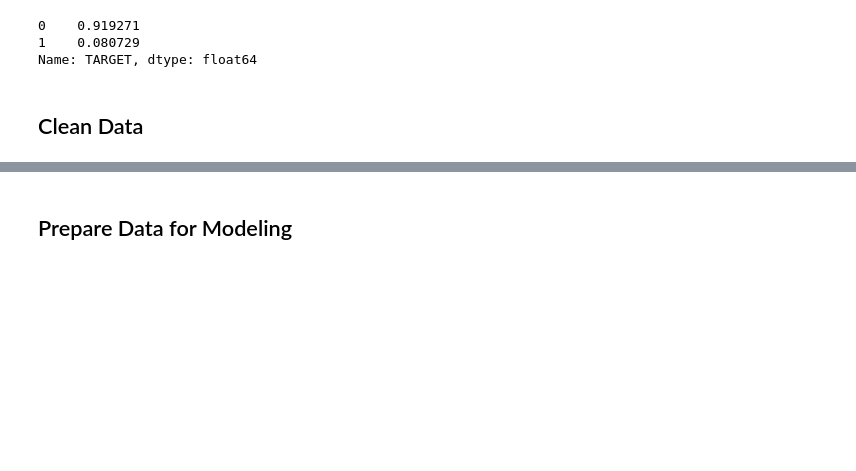
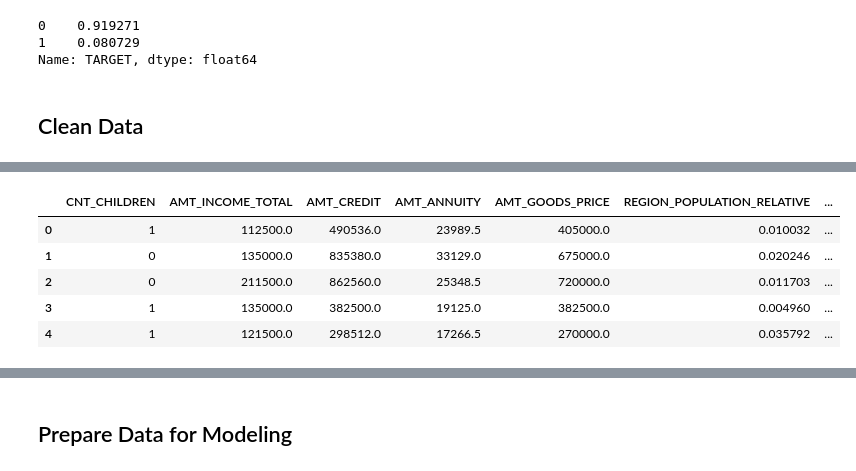
Before and after one commit to jtzupan/homeCredit, a Jupyter notebook: Explore.ipynb, the cells around one changed output, grey strips where cells are left out. Cells and saved outputs as stored; diff of their text form; code cells hidden in the pictures; blank space fills up the shorter version.

```diff
--- a/Explore.ipynb
+++ b/Explore.ipynb
@@ -79,0 +149,14 @@ categoricalDF = pd.concat([applicationDF[categoricalColumns], numericalColumnsNa
+# %%
+# define the validation dataset
+validation_set = quant_df.sample(frac=0.2).reset_index(drop=False)
+training_set = quant_df.drop(validation_set["index"], axis=0).reset_index(drop=True)
+validation_set = validation_set.drop(["index"], axis=1).reset_index(drop=True)
+# %%
+validation_set.head()
+# %% [output]
+|  | CNT_CHILDREN | AMT_INCOME_TOTAL | AMT_CREDIT | AMT_ANNUITY | AMT_GOODS_PRICE | REGION_POPULATION_RELATIVE | ... |
+| 0 | 1 | 112500.0 | 490536.0 | 23989.5 | 405000.0 | 0.010032 | ... |
+| 1 | 0 | 135000.0 | 835380.0 | 33129.0 | 675000.0 | 0.020246 | ... |
+| 2 | 0 | 211500.0 | 862560.0 | 25348.5 | 720000.0 | 0.011703 | ... |
+| 3 | 1 | 135000.0 | 382500.0 | 19125.0 | 382500.0 | 0.004960 | ... |
+| 4 | 1 | 121500.0 | 298512.0 | 17266.5 | 270000.0 | 0.035792 | ... |
```
Also changed, not shown: parts of 49 cells of this notebook.
